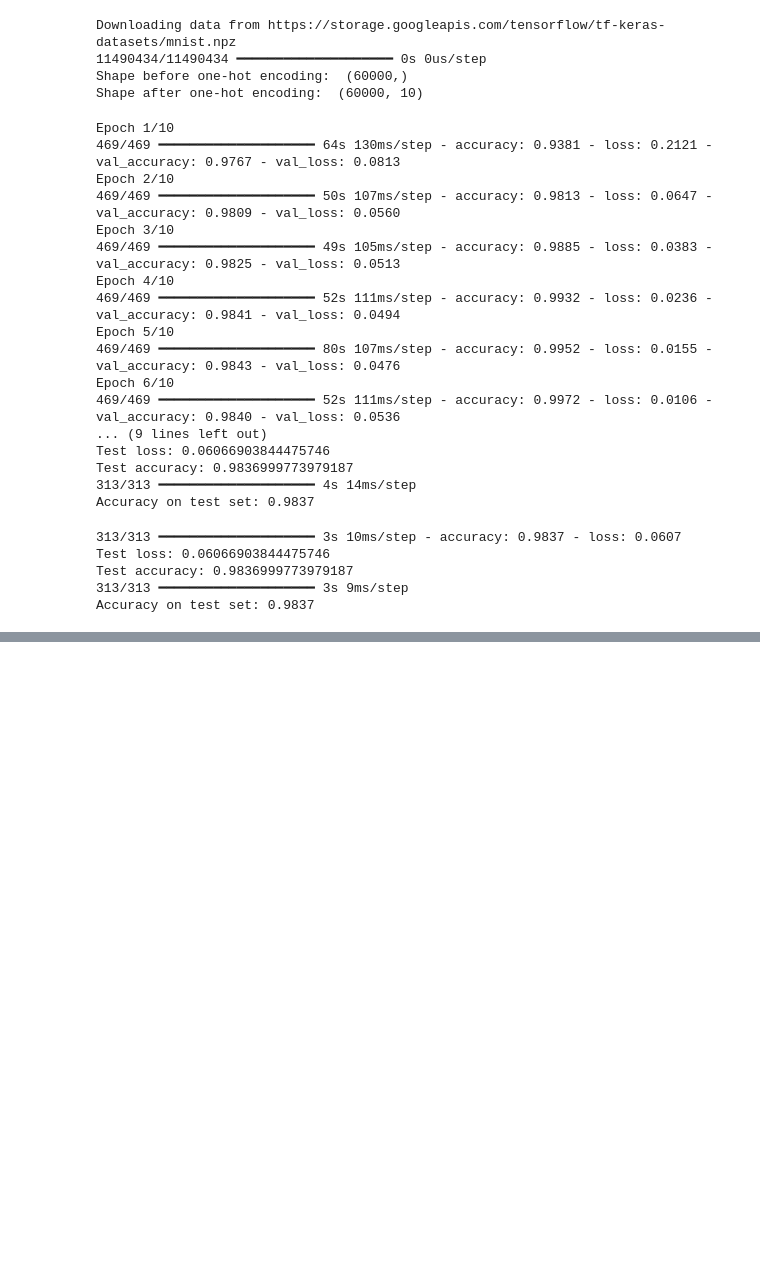
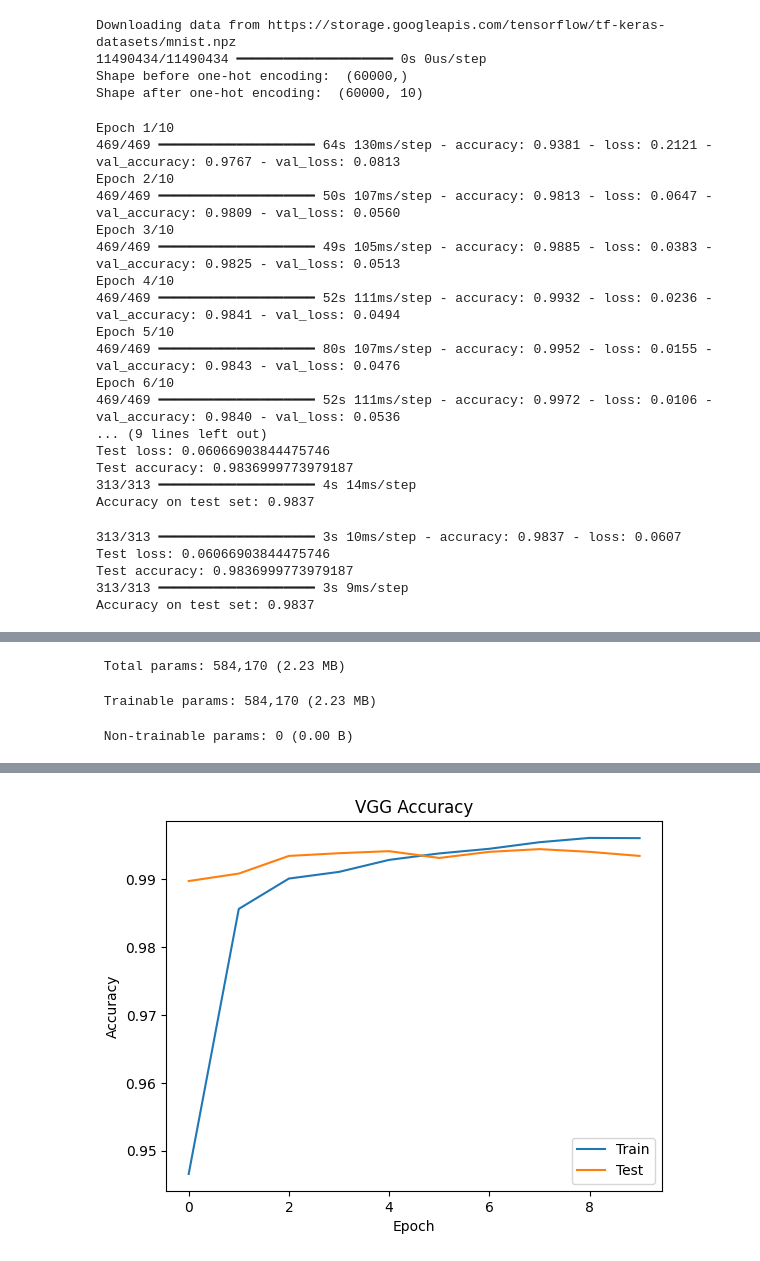
Before and after one commit to shashidhar078/DeepLearning, a Jupyter notebook: MyDeepLearning.ipynb, the cells around one changed output, grey strips where cells are left out. Cells and saved outputs as stored; diff of their text form; code cells hidden in the pictures; blank space fills up the shorter version.

```diff
--- a/MyDeepLearning.ipynb
+++ b/MyDeepLearning.ipynb
@@ -1933,0 +2192,76 @@ Accuracy on test set: 0.9837
+# %%
+import tensorflow as tf
+from tensorflow import keras
+from keras.models import Sequential
+from keras.layers import Conv2D, MaxPooling2D, Dense, Flatten, Dropout
+import matplotlib.pyplot as plt
+
+(x_train, y_train), (x_test, y_test) = keras.datasets.mnist.load_data()
+
+x_train = x_train / 255.0
+x_test = x_test / 255.0
+
+x_train = x_train[..., None]
+x_test = x_test[..., None]
+
+y_train = tf.keras.utils.to_categorical(y_train, 10)
+y_test = tf.keras.utils.to_categorical(y_test, 10)
+
+model = Sequential()
+
+#block 1
+model.add(Conv2D(32, (3,3), activation='relu', padding='same', input_shape=(28,28,1)))
+model.add(Conv2D(32, (3,3), activation='relu', padding='same'))
+model.add(MaxPooling2D((2,2)))
+
+#block 2
+model.add(Conv2D(64, (3,3), activation='relu', padding='same'))
+model.add(Conv2D(64, (3,3), activation='relu', padding='same'))
+model.add(MaxPooling2D((2,2)))
+
+#block 3
+model.add(Conv2D(128, (3,3), activation='relu', padding='same'))
+model.add(Conv2D(128, (3,3), activation='relu', padding='same'))
+model.add(MaxPooling2D((2,2)))
+
+#fullyconnected network
+model.add(Flatten())
+
+model.add(Dense(256, activation='relu'))
+model.add(Dropout(0.5))
+
+model.add(Dense(10, activation='softmax'))
+
+#compile
+model.compile(
+    optimizer='adam',
+    loss='categorical_crossentropy',
+    metrics=['accuracy']
+)
+
+model.summary()
+
+#Training
+history = model.fit(
+    x_train,
+    y_train,
+    epochs=10,
+    batch_size=64,
+    validation_data=(x_test, y_test)
+)
+#evaluation
+loss, accuracy = model.evaluate(x_test, y_test)
+
+print("VGG Accuracy:", accuracy)
+
+plt.plot(history.history['accuracy'])
+plt.plot(history.history['val_accuracy'])
+
+plt.title("VGG Accuracy")
+plt.xlabel("Epoch")
+plt.ylabel("Accuracy")
+
+plt.legend(["Train", "Test"])
+
+plt.show()
+# %% [output]
@@ -1933,0 +2286,3 @@ Accuracy on test set: 0.9837
+ Total params: 584,170 (2.23 MB)
+ Trainable params: 584,170 (2.23 MB)
+ Non-trainable params: 0 (0.00 B)
@@ -1933,0 +2306 @@ Accuracy on test set: 0.9837
+[figure, added]
```
Also changed, not shown: parts of 10 cells of this notebook.
